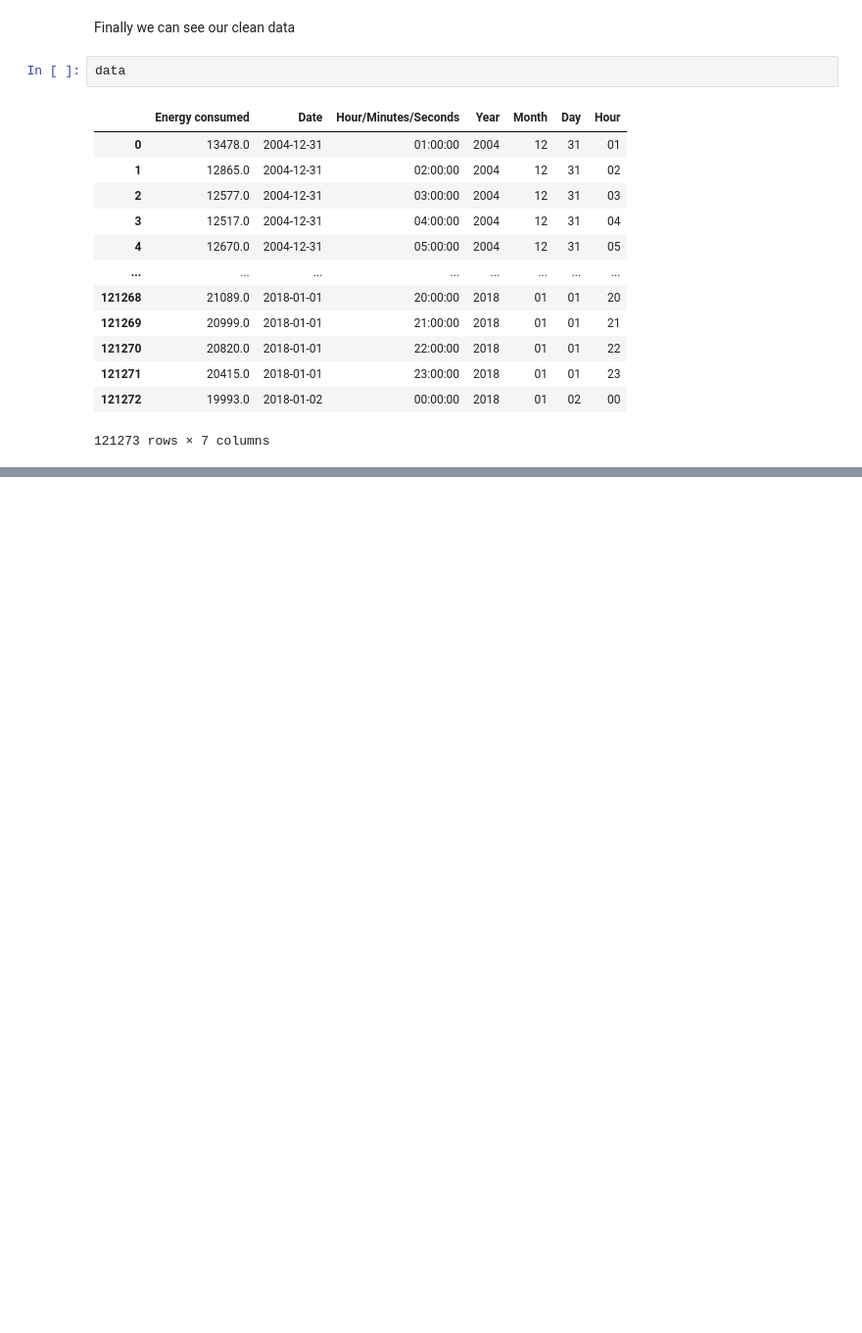
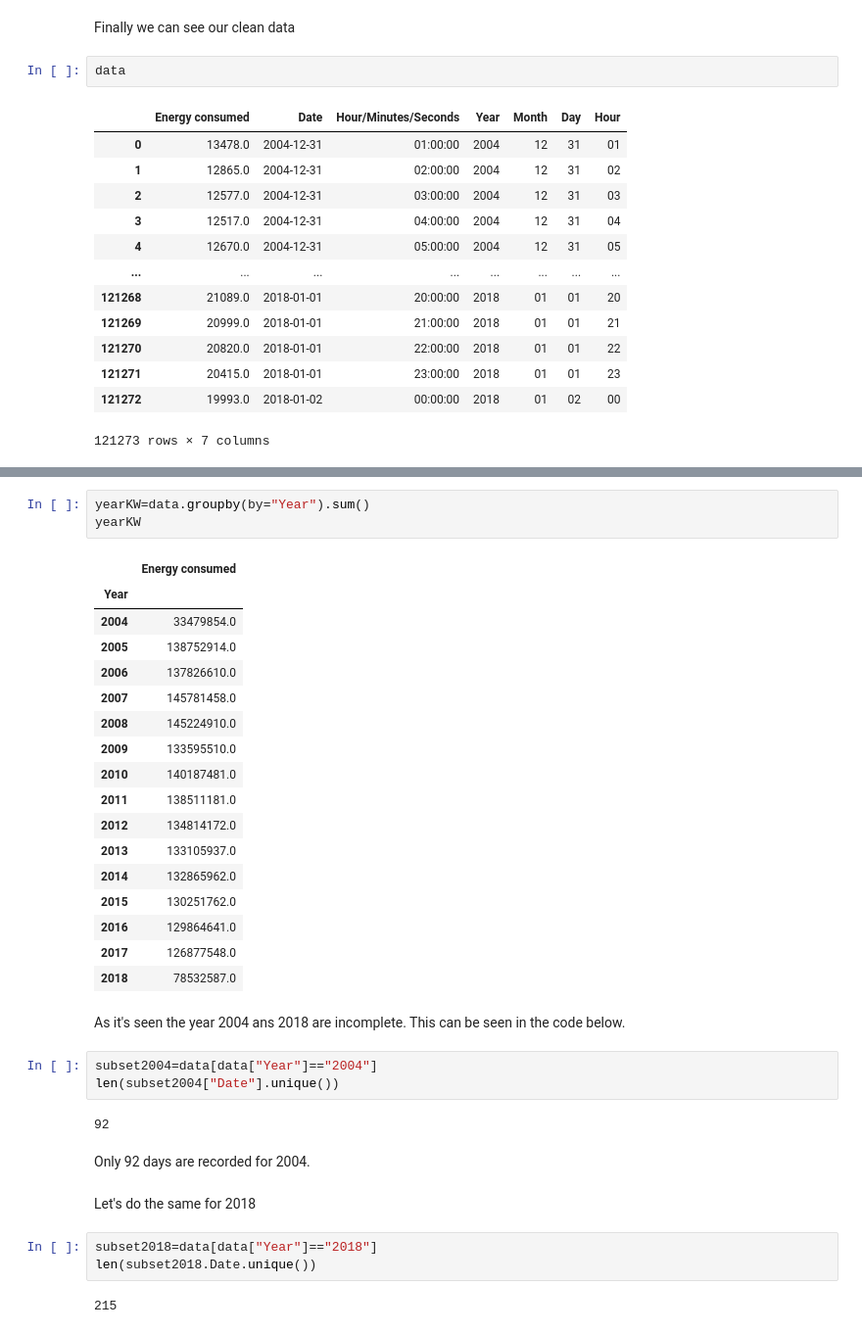
Before and after one commit to rromerov/Data-Science-Projects, a Jupyter notebook: predictions.ipynb, the cells around one changed output, grey strips where cells are left out. Shown at 98% size. Cells and saved outputs as stored; diff of their text form; blank space fills up the shorter version.

```diff
--- a/predictions.ipynb
+++ b/predictions.ipynb
@@ -152,0 +176,37 @@ data
+# %%
+yearKW=data.groupby(by="Year").sum()
+yearKW
+# %% [output]
+|  | Energy consumed |
+| Year |  |
+| 2004 | 33479854.0 |
+| 2005 | 138752914.0 |
+| 2006 | 137826610.0 |
+| 2007 | 145781458.0 |
+| 2008 | 145224910.0 |
+| 2009 | 133595510.0 |
+| 2010 | 140187481.0 |
+| 2011 | 138511181.0 |
+| 2012 | 134814172.0 |
+| 2013 | 133105937.0 |
+| 2014 | 132865962.0 |
+| 2015 | 130251762.0 |
+| 2016 | 129864641.0 |
+| 2017 | 126877548.0 |
+| 2018 | 78532587.0 |
+# %% [markdown]
+As it's seen the year 2004 ans 2018 are incomplete. This can be seen in the code below.
+# %%
+subset2004=data[data["Year"]=="2004"]
+len(subset2004["Date"].unique())
+# %% [output]
+92
+# %% [markdown]
+Only 92 days are recorded for 2004.
+# %% [markdown]
+Let's do the same for 2018
+# %%
+subset2018=data[data["Year"]=="2018"]
+len(subset2018.Date.unique())
+# %% [output]
+215
```
Also changed, not shown: parts of 7 cells of this notebook.
